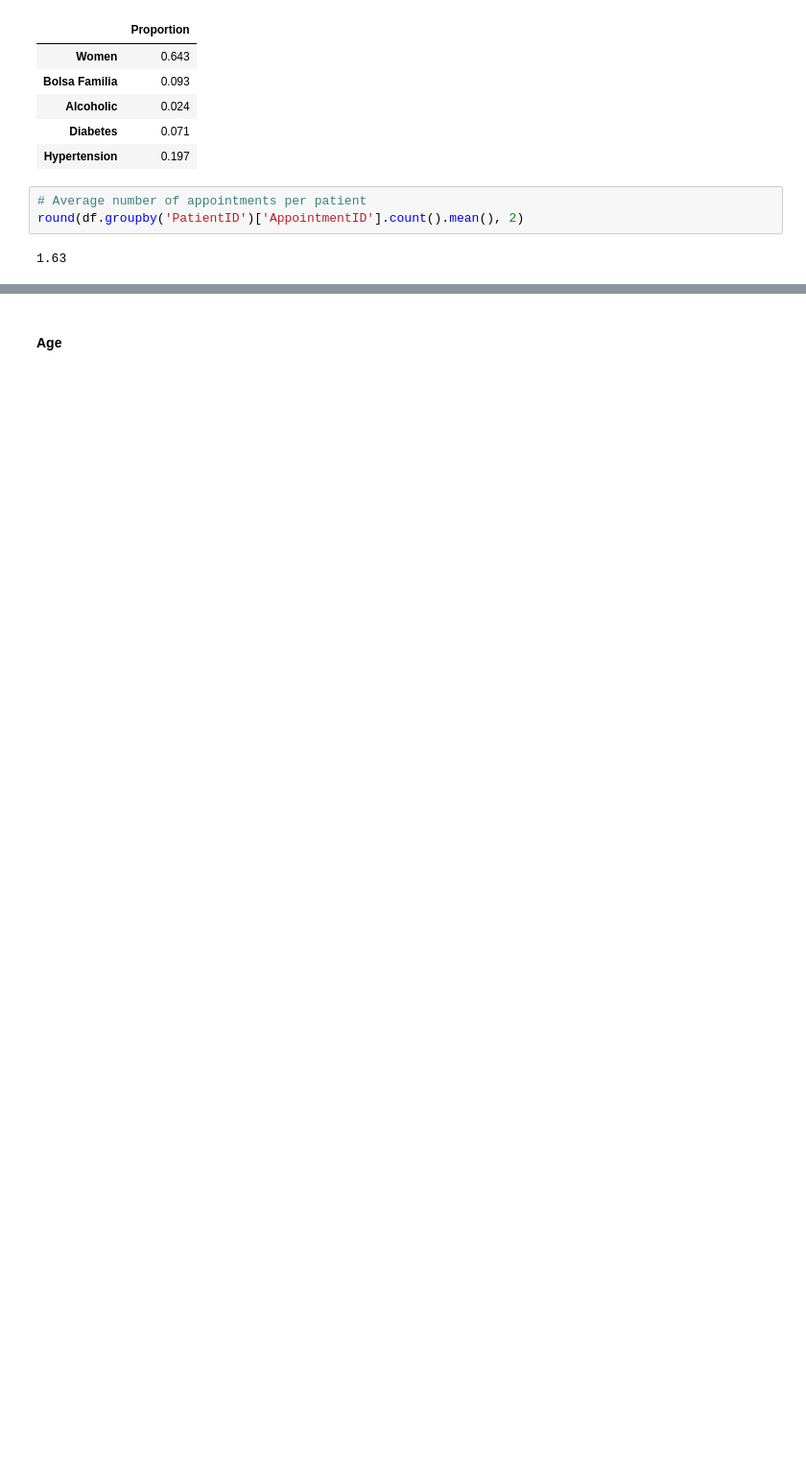
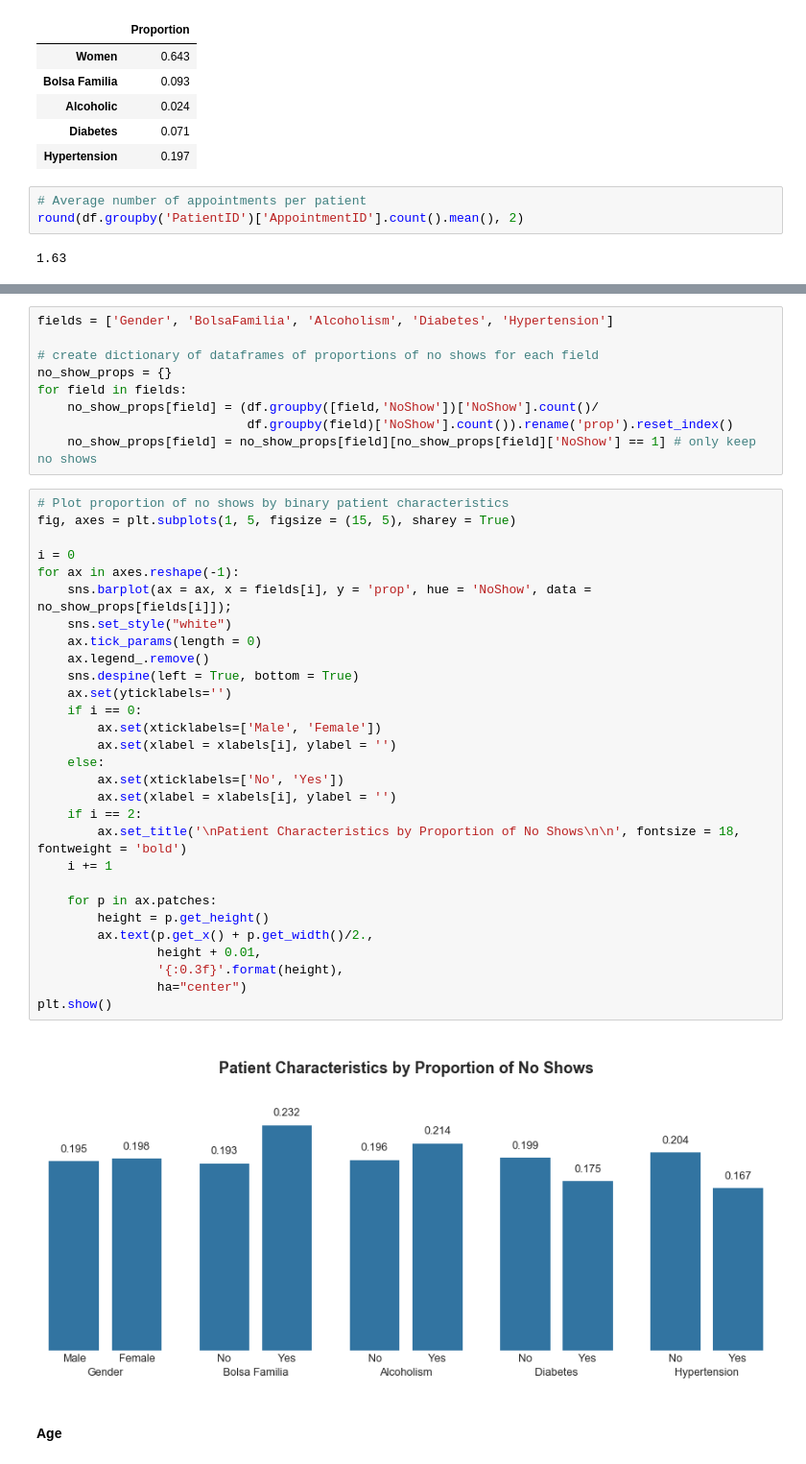
Before and after one commit to jaclynrich/appt-no-show, a Jupyter notebook: appt-no-show.ipynb, the cells around one changed output, grey strips where cells are left out. Shown: that part at 96% size. Saved outputs shown, nothing was run; the diff lists cells and outputs as text; blank space fills up the shorter version.

```diff
--- a/appt-no-show.ipynb
+++ b/appt-no-show.ipynb
@@ -669,3 +685,43 @@ round(df.groupby('PatientID')['AppointmentID'].count().mean(), 2)
+# %%
+fields = ['Gender', 'BolsaFamilia', 'Alcoholism', 'Diabetes', 'Hypertension']
+
+# create dictionary of dataframes of proportions of no shows for each field
+no_show_props = {}
+for field in fields:
+    no_show_props[field] = (df.groupby([field,'NoShow'])['NoShow'].count()/
+                            df.groupby(field)['NoShow'].count()).rename('prop').reset_index()
+    no_show_props[field] = no_show_props[field][no_show_props[field]['NoShow'] == 1] # only keep no shows
+# %%
+# Plot proportion of no shows by binary patient characteristics
+fig, axes = plt.subplots(1, 5, figsize = (15, 5), sharey = True)
+
+i = 0
+for ax in axes.reshape(-1):
+    sns.barplot(ax = ax, x = fields[i], y = 'prop', hue = 'NoShow', data = no_show_props[fields[i]]);
+    sns.set_style("white")
+    ax.tick_params(length = 0)
+    ax.legend_.remove()
+    sns.despine(left = True, bottom = True)
+    ax.set(yticklabels='')
+    if i == 0:
+        ax.set(xticklabels=['Male', 'Female'])
+        ax.set(xlabel = xlabels[i], ylabel = '')
+    else:
+        ax.set(xticklabels=['No', 'Yes'])
+        ax.set(xlabel = xlabels[i], ylabel = '')
+    if i == 2:
+        ax.set_title('\nPatient Characteristics by Proportion of No Shows\n\n', fontsize = 18, fontweight = 'bold')
+    i += 1
+
+    for p in ax.patches:
+        height = p.get_height()
+        ax.text(p.get_x() + p.get_width()/2.,
+                height + 0.01,
+                '{:0.3f}'.format(height),
+                ha="center")
+plt.show()
+# %% [output]
+[figure, added]
 # %% [markdown]
 #### Age
 # %%
```
Also changed, not shown: parts of 56 cells of this notebook.
